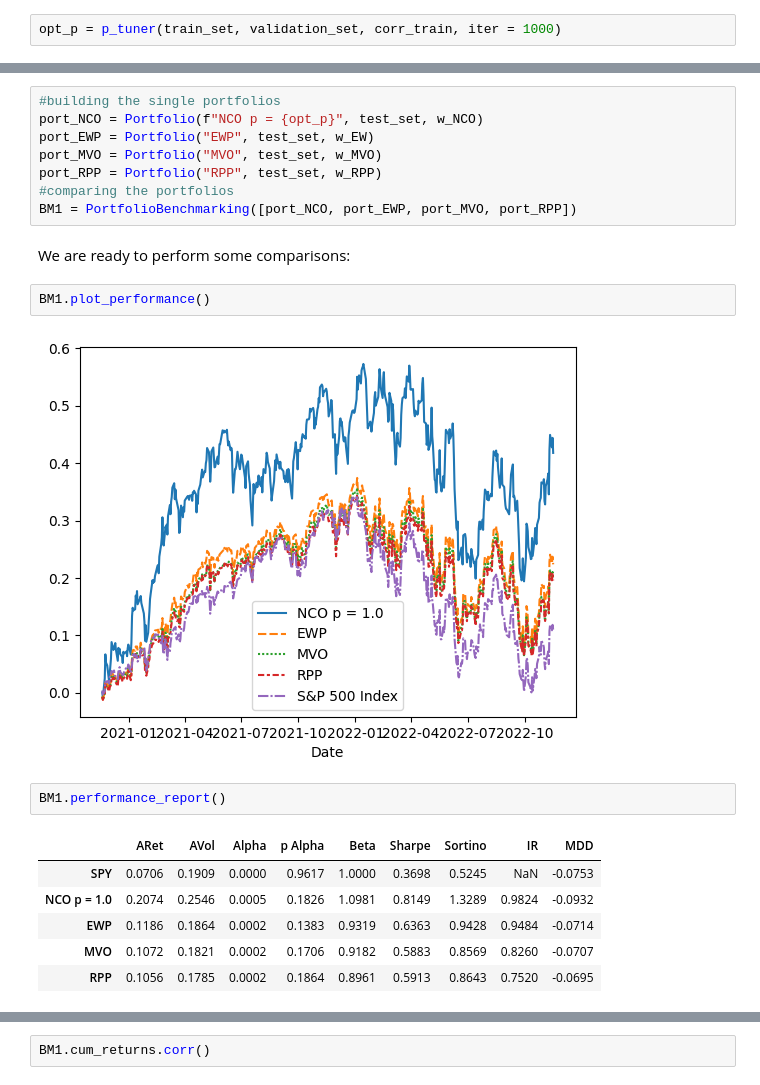
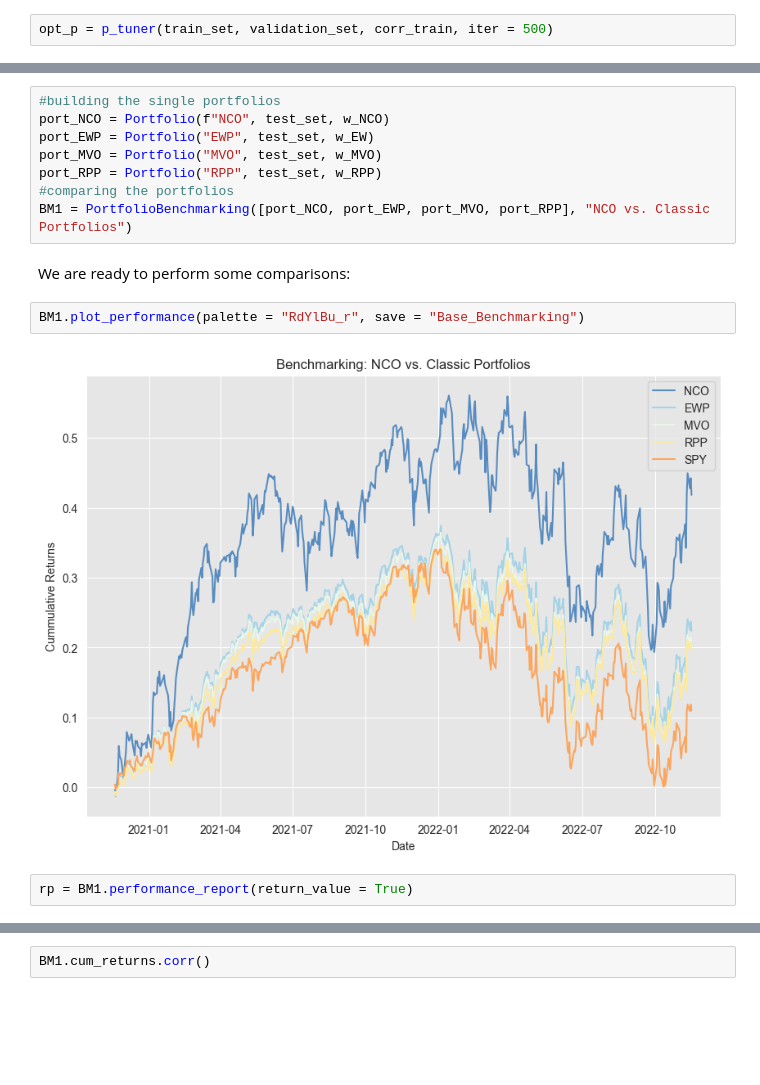
Before and after one commit to dariosandrucci/thesis, a Jupyter notebook: main.ipynb, the cells around one changed output, grey strips where cells are left out. Saved outputs shown, nothing was run; the diff lists cells and outputs as text; blank space fills up the shorter version.

```diff
--- a/main.ipynb
+++ b/main.ipynb
@@ -232,7 +231,7 @@ corr_val = denoise_and_detone(validation_set)
 # %% [markdown]
 Lets find the p parameter the yielded the highest sharpe ratio over the validation set and create to corresponding distance matrix.
 # %%
-opt_p = p_tuner(train_set, validation_set, corr_train, iter = 1000)
+opt_p = p_tuner(train_set, validation_set, corr_train, iter = 500)
 # %%
 min_matrix1 = np.array(pairwise_distances(corr_val, metric = "minkowski", p = opt_p))
 # %% [markdown]
@@ -258,24 +257,17 @@ w_RPP = optPortRPP(train_set_)
 Not lets build the portfolios over the test set:
 # %%
 #building the single portfolios
-port_NCO = Portfolio(f"NCO p = {opt_p}", test_set, w_NCO)
+port_NCO = Portfolio(f"NCO", test_set, w_NCO)
 port_EWP = Portfolio("EWP", test_set, w_EW)
 port_MVO = Portfolio("MVO", test_set, w_MVO)
 port_RPP = Portfolio("RPP", test_set, w_RPP)
 #comparing the portfolios
-BM1 = PortfolioBenchmarking([port_NCO, port_EWP, port_MVO, port_RPP])
+BM1 = PortfolioBenchmarking([port_NCO, port_EWP, port_MVO, port_RPP], "NCO vs. Classic Portfolios")
 # %% [markdown]
 We are ready to perform some comparisons:
 # %%
-BM1.plot_performance()
+BM1.plot_performance(palette = "RdYlBu_r", save = "Base_Benchmarking")
 # %% [output]
-[figure, old version]
+[figure, new version]
-# %%
-BM1.performance_report()
-# %% [output]
-|  | ARet | AVol | Alpha | p Alpha | Beta | Sharpe | Sortino | IR | MDD |
-| SPY | 0.0706 | 0.1909 | 0.0000 | 0.9617 | 1.0000 | 0.3698 | 0.5245 | NaN | -0.0753 |
-| NCO p = 1.0 | 0.2074 | 0.2546 | 0.0005 | 0.1826 | 1.0981 | 0.8149 | 1.3289 | 0.9824 | -0.0932 |
-| EWP | 0.1186 | 0.1864 | 0.0002 | 0.1383 | 0.9319 | 0.6363 | 0.9428 | 0.9484 | -0.0714 |
-| MVO | 0.1072 | 0.1821 | 0.0002 | 0.1706 | 0.9182 | 0.5883 | 0.8569 | 0.8260 | -0.0707 |
-| RPP | 0.1056 | 0.1785 | 0.0002 | 0.1864 | 0.8961 | 0.5913 | 0.8643 | 0.7520 | -0.0695 |
+# %%
+rp = BM1.performance_report(return_value = True)
```
Also changed, not shown: parts of 43 cells of this notebook, 4 other files.
